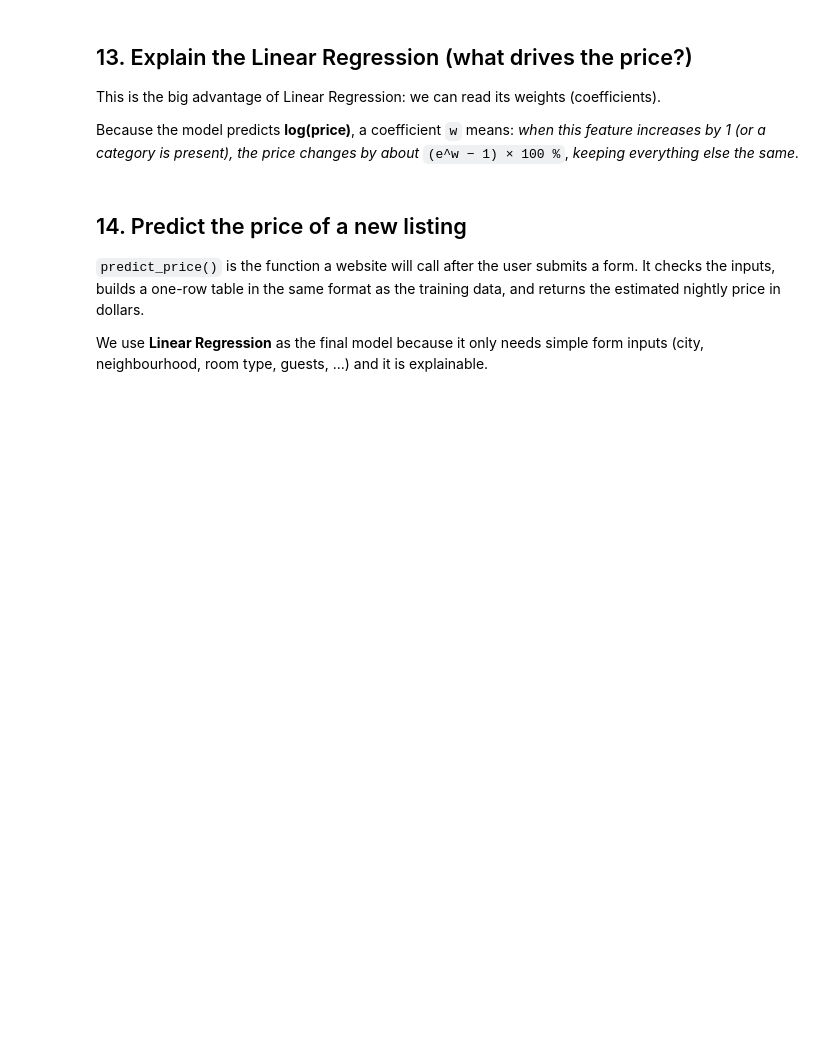
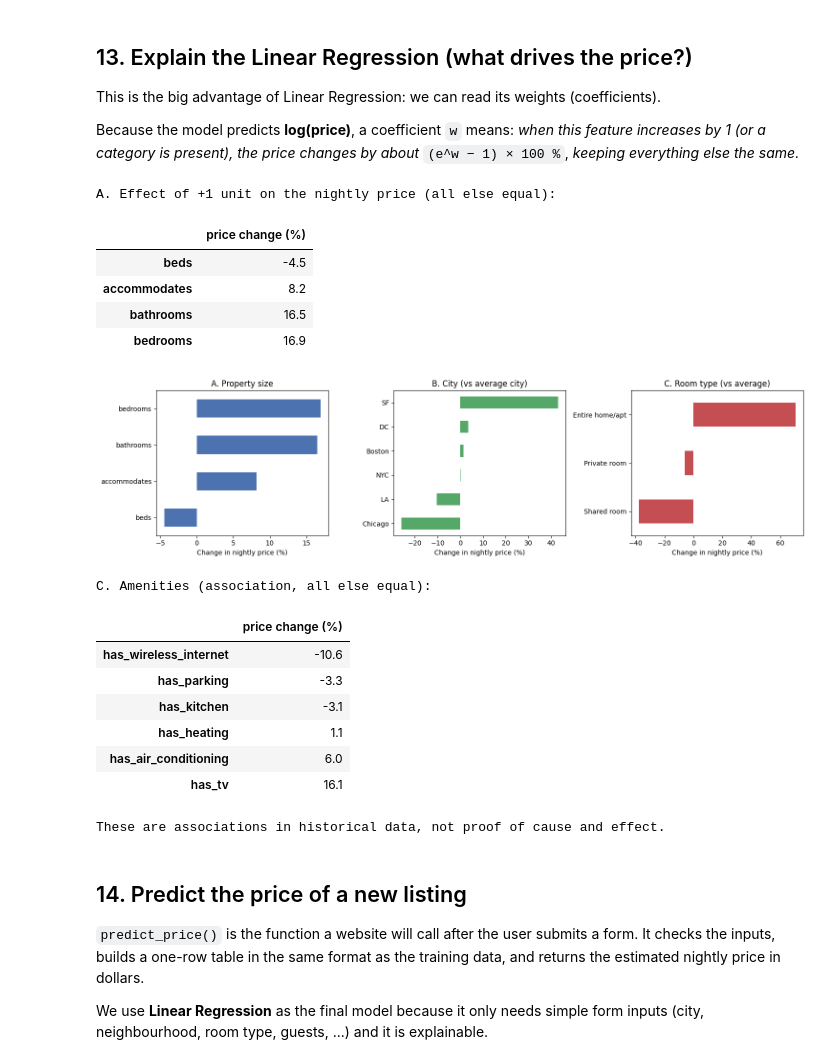
Before and after one commit to aryansurya752006/AI-MP, a Jupyter notebook: Airbnb_Price_Prediction.ipynb, the cells around one changed output. Drawn from its saved outputs; the diff is of its cells as text; code cells hidden in the pictures; blank space fills up the shorter version.

```diff
--- a/Airbnb_Price_Prediction.ipynb
+++ b/Airbnb_Price_Prediction.ipynb
@@ -304,16 +292,8 @@ KeyError: 'has_ac'
 | Numbers | `accommodates`, `bathrooms`, `bedrooms`, `beds`, `cleaning_fee`, `instant_bookable` + the amenity 0/1 columns |
 | Extra for comparison model only | `latitude`, `longitude` (precise location; hard for a website user to type, so Linear Regression doesn't use them) |
 # %%
-# Define simple input features and target
 TARGET = "log_price"
-
-CATEGORICAL_FEATURES = ["city", "room_type", "property_type"]
-NUMERIC_FEATURES = [
-    "accommodates", "bathrooms", "bedrooms", "beds", "cleaning_fee", "instant_bookable"
-] + [f"has_{a.lower().replace(' ', '_')}" for a in AMENITIES_TO_EXTRACT]
-
-# Select our columns
-X = df_clean[CATEGORICAL_FEATURES + NUMERIC_FEATURES]
+X = X.loc[:, FEATURE_COLUMNS]
 y = df_clean[TARGET]
 
 display(X.head())
@@ -436,57 +439,60 @@ Because the model predicts **log(price)**, a coefficient `w` means:
 *when this feature increases by 1 (or a category is present), the price changes by about* `(e^w − 1) × 100 %`,
 *keeping everything else the same.*
 # %%
-preprocessing = lr_model.named_steps["preprocessing"]
-regressor = lr_model.named_steps["model"]
+preprocessing = lr_model.named_steps["preprocessor"]
+regressor = lr_model.named_steps["regressor"]
 
-# Match every learned weight (coefficient) with the name of its input column
 feature_names = preprocessing.get_feature_names_out()
 coefficients = pd.Series(regressor.coef_, index=feature_names)
 coefficients.index = (coefficients.index
-                      .str.replace("categories__", "", regex=False)
-                      .str.replace("numbers__", "", regex=False))
-
+                      .str.replace("categorical__", "", regex=False)
+                      .str.replace("numeric__", "", regex=False))
 
 def percent_effect(weights):
-    # Convert log-price weights into "% change in price"
     return (np.exp(weights) - 1) * 100
 
-
-# ---- A. Size of the property (easy to interpret) ----
 size_features = ["accommodates", "bedrooms", "bathrooms", "beds"]
 size_effect = percent_effect(coefficients[size_features]).sort_values()
 print("A. Effect of +1 unit on the nightly price (all else equal):")
 display(size_effect.round(1).to_frame("price change (%)"))
 
-# ---- B. Category effects, shown relative to the AVERAGE of that category ----
-# (a category on its own has no fixed zero point, so we compare each value with the average one)
 def category_effect(prefix):
     weights = coefficients[coefficients.index.str.startswith(prefix + "_")]
     weights = weights - weights.mean()
     weights.index = weights.index.str.replace(prefix + "_", "", regex=False)
     return percent_effect(weights).sort_values()
 
 city_effect = category_effect("city")
 room_effect = category_effect("room_type")
-
 fig, axes = plt.subplots(1, 3, figsize=(15, 4))
 size_effect.plot(kind="barh", ax=axes[0], color="#4C72B0", title="A. Property size")
 city_effect.plot(kind="barh", ax=axes[1], color="#55A868", title="B. City (vs average city)")
 room_effect.plot(kind="barh", ax=axes[2], color="#C44E52", title="C. Room type (vs average)")
 for ax in axes:
     ax.set_xlabel("Change in nightly price (%)")
 plt.tight_layout(); plt.show()
 
-# ---- C. Amenities ----
-amenity_effect = percent_effect(coefficients[list(AMENITY_PATTERNS)]).sort_values()
-print("\nC. Amenities (effect of having the amenity, all else equal):")
+amenity_effect = percent_effect(coefficients[list(AMENITY_FEATURES)]).sort_values()
+print("\nC. Amenities (association, all else equal):")
 display(amenity_effect.round(1).to_frame("price change (%)"))
-
-print(f"\nExample reading: each extra guest the listing accommodates changes the price by about "
-      f"{percent_effect(coefficients['accommodates']):+.1f}% when all other inputs stay the same.")
-print("Careful: amenity weights can look odd (e.g. wifi) because almost every listing has wifi and amenities")
-print("are correlated with each other and with size/location. Use size, city and room type as the main story.")
 print("These are associations in historical data, not proof of cause and effect.")
+# %% [output]
+A. Effect of +1 unit on the nightly price (all else equal):
+|  | price change (%) |
+| beds | -4.5 |
+| accommodates | 8.2 |
+| bathrooms | 16.5 |
+| bedrooms | 16.9 |
+[figure, added]
+C. Amenities (association, all else equal):
+|  | price change (%) |
+| has_wireless_internet | -10.6 |
+| has_parking | -3.3 |
+| has_kitchen | -3.1 |
+| has_heating | 1.1 |
+| has_air_conditioning | 6.0 |
+| has_tv | 16.1 |
+These are associations in historical data, not proof of cause and effect.
 # %% [markdown]
 ## 14. Predict the price of a new listing
 
```
Also changed, not shown: parts of 16 cells of this notebook, 9 other files.
